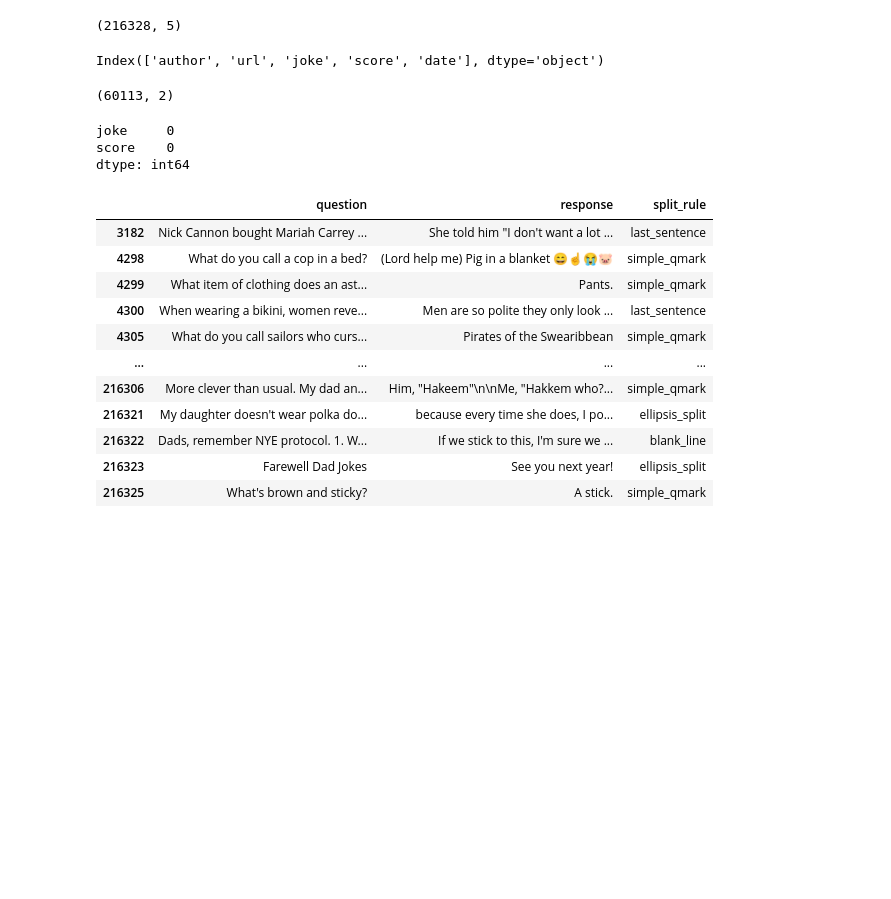
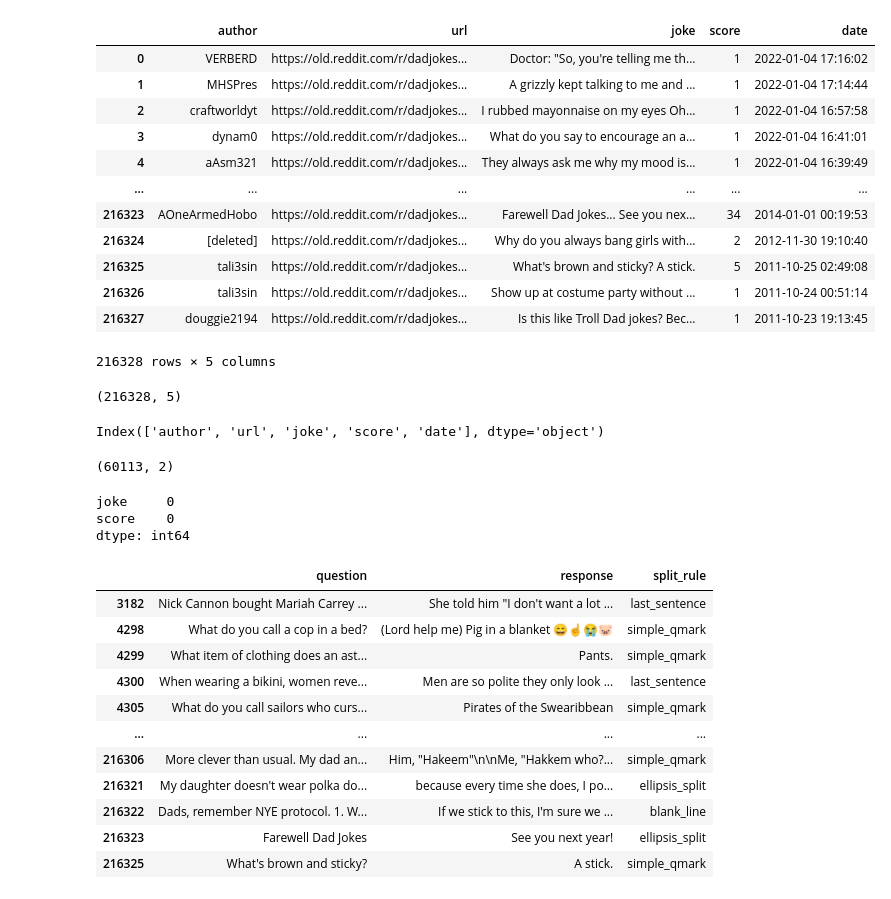
Before and after one commit to AndriiD-dev/MWAHAHA_Competition, a Jupyter notebook: data_investigation/dad_jokes.ipynb, the cells around one changed output. Drawn from its saved outputs; the diff is of its cells as text; code cells hidden in the pictures; blank space fills up the shorter version.

```diff
--- a/dad_jokes.ipynb
+++ b/data_investigation/dad_jokes.ipynb
@@ -8,6 +8,21 @@ import numpy as np
 # %%
 #dad_jokes_full = ds['train'].to_pandas() + ds['test'].to_pandas()
 dad_jokes_full = pd.read_csv('reddit_dadjokes.csv')
+dad_jokes_full
+# %% [output]
+|  | author | url | joke | score | date |
+| 0 | VERBERD | https://old.reddit.com/r/dadjokes... | Doctor: "So, you're telling me th... | 1 | 2022-01-04 17:16:02 |
+| 1 | MHSPres | https://old.reddit.com/r/dadjokes... | A grizzly kept talking to me and ... | 1 | 2022-01-04 17:14:44 |
+| 2 | craftworldyt | https://old.reddit.com/r/dadjokes... | I rubbed mayonnaise on my eyes Oh... | 1 | 2022-01-04 16:57:58 |
+| 3 | dynam0 | https://old.reddit.com/r/dadjokes... | What do you say to encourage an a... | 1 | 2022-01-04 16:41:01 |
+| 4 | aAsm321 | https://old.reddit.com/r/dadjokes... | They always ask me why my mood is... | 1 | 2022-01-04 16:39:49 |
+| ... | ... | ... | ... | ... | ... |
+| 216323 | AOneArmedHobo | https://old.reddit.com/r/dadjokes... | Farewell Dad Jokes... See you nex... | 34 | 2014-01-01 00:19:53 |
+| 216324 | [deleted] | https://old.reddit.com/r/dadjokes... | Why do you always bang girls with... | 2 | 2012-11-30 19:10:40 |
+| 216325 | tali3sin | https://old.reddit.com/r/dadjokes... | What's brown and sticky? A stick. | 5 | 2011-10-25 02:49:08 |
+| 216326 | tali3sin | https://old.reddit.com/r/dadjokes... | Show up at costume party without ... | 1 | 2011-10-24 00:51:14 |
+| 216327 | douggie2194 | https://old.reddit.com/r/dadjokes... | Is this like Troll Dad jokes? Bec... | 1 | 2011-10-23 19:13:45 |
+216328 rows × 5 columns
 # %%
 dad_jokes_full.shape
 # %% [output]
```
Also changed, not shown: 7 other files.
